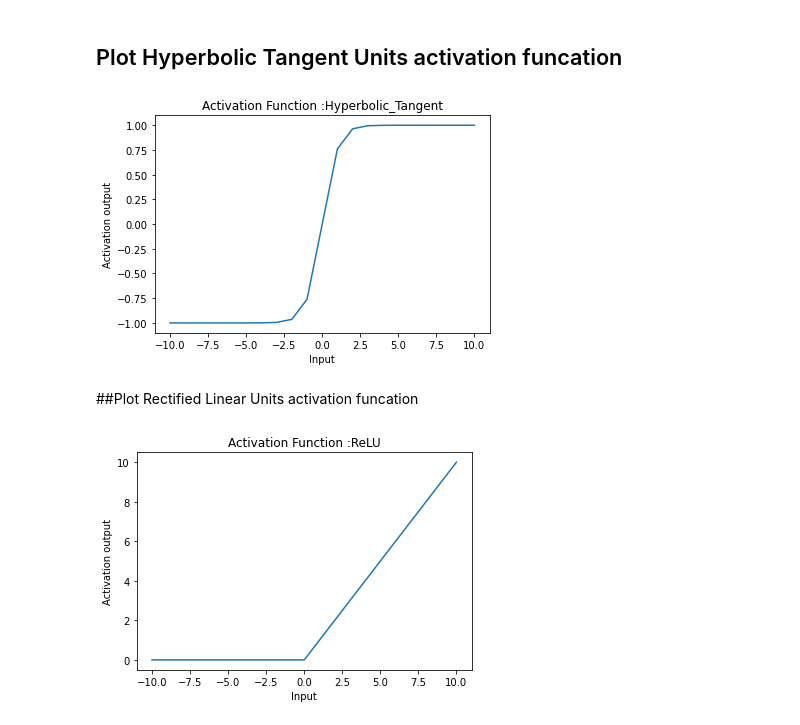
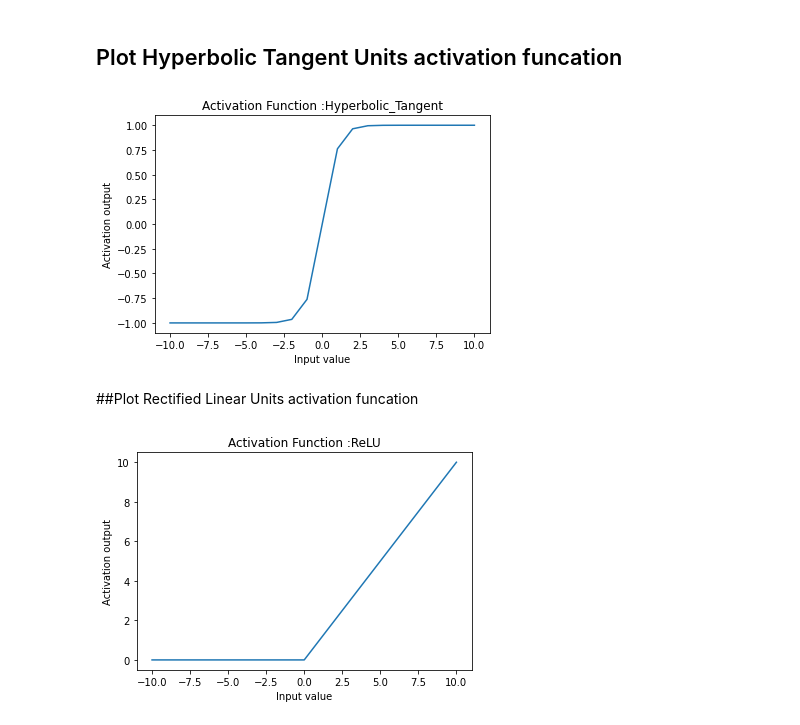
Before and after one commit to michaelwaheb/CIT690E-DeepLearning_Michael_Reda_191002, a Jupyter notebook: Assigment_2.ipynb, the cells around one changed output. Cells and saved outputs as stored; diff of their text form; code cells hidden in the pictures.

```diff
--- a/Assigment_2.ipynb
+++ b/Assigment_2.ipynb
@@ -42,15 +42,15 @@ plt.show()
 # %%
 def Hyperbolic_Tangent(x):
   return torch.tanh(x);
 
 x = torch.arange(-10, 11)
 plt.plot(x, Hyperbolic_Tangent(x))
 plt.title('Activation Function :Hyperbolic_Tangent')
-plt.xlabel('Input')
+plt.xlabel('Input value')
 plt.ylabel('Activation output')
 plt.show()
 # %% [output]
-[figure, old version]
+[figure, new version]
 # %% [markdown]
 ##Plot Rectified Linear Units activation funcation
 # %%
@@ -61,8 +61,8 @@ zeros = torch.zeros((21))
 x = torch.arange(-10, 11)
 plt.plot(x, ReLU(x))
 plt.title('Activation Function :ReLU')
-plt.xlabel('Input')
+plt.xlabel('Input value')
 plt.ylabel('Activation output')
 plt.show()
 # %% [output]
-[figure, old version]
+[figure, new version]
```
Also changed, not shown: parts of 2 cells of this notebook.
